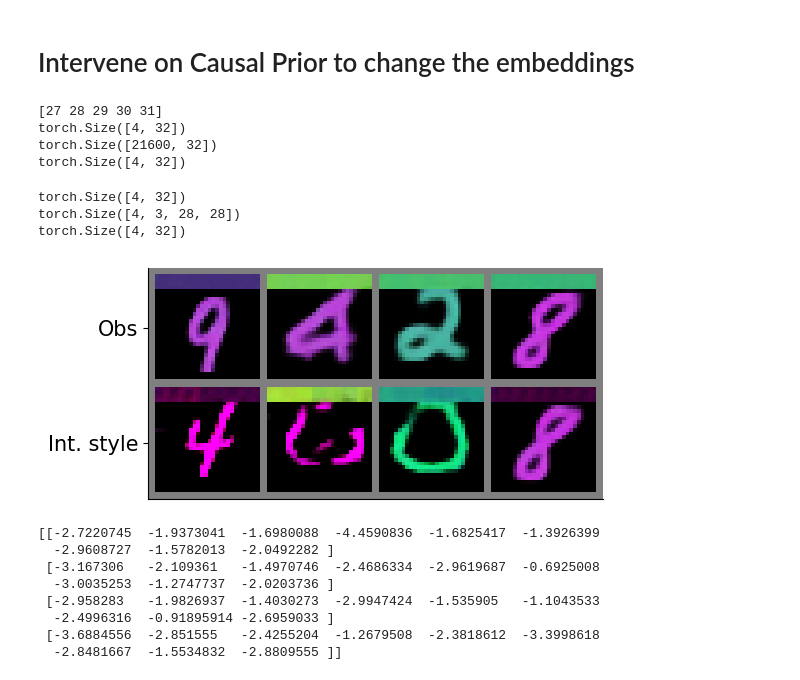
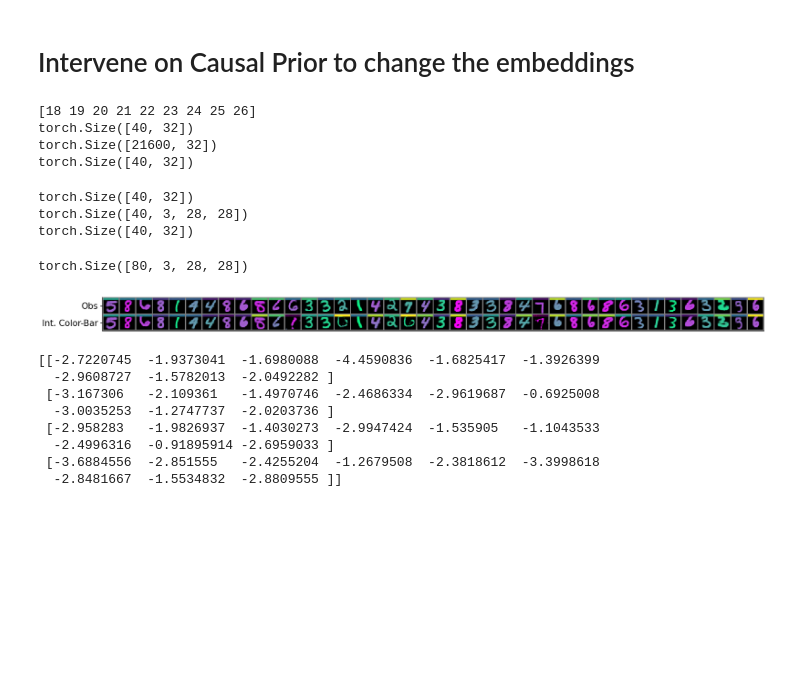
Before and after one commit to tree1111/CDRL, a Jupyter notebook: notebooks/Analyze NF on VAE reduction models.ipynb, the cells around one changed output. Drawn from its saved outputs; the diff is of its cells as text; code cells hidden in the pictures; blank space fills up the shorter version.

Commit message:
Runing workflows now
Signed-off-by: Adam Li <adam2392@gmail.com>

```diff
--- a/notebooks/Analyze NF on VAE reduction models.ipynb
+++ b/notebooks/Analyze NF on VAE reduction models.ipynb
@@ -36,7 +37,7 @@ from torchvision.transforms import ToTensor
 from gendis.causal.modelv3 import CausalFlowModel, CausalNormalizingFlow
 from gendis.datasets import MultiDistrDataModule
 # %%
-def show_imgs(imgs, title=None, row_size=4, ytick_labels=None):
+def show_imgs(imgs, title=None, row_size=4, figsize_scale=1.0, ytick_labels=None):
     # Form a grid of pictures (we use max. 8 columns)
     num_imgs = imgs.shape[0] if isinstance(imgs, torch.Tensor) else len(imgs)
     is_int = (
@@ -51,7 +52,9 @@ def show_imgs(imgs, title=None, row_size=4, ytick_labels=None):
     )
     np_imgs = imgs.cpu().numpy()
     # Plot the grid
-    fig, ax = plt.subplots(figsize=(1.5 * nrow * 2, 1.5 * ncol))
+    fig, ax = plt.subplots(
+        figsize=(figsize_scale * 1.5 * nrow * 2, figsize_scale * 1.5 * ncol)
+    )
     plt.imshow(np.transpose(np_imgs, (1, 2, 0)), interpolation="nearest")
     if title is not None:
         plt.title(title)
@@ -82,7 +85,7 @@ new_root = root / "causaldigibar_reduction_datv1/"
 # root = Path(root)
 # new_root = root / "causaldigibar_reduction_datv2/"
 
-batch_size = 16
+batch_size = 40 * 4
 num_workers = 1
 
 data_module = MultiDistrDataModule(
@@ -112,7 +146,7 @@ results_dir = (
     / f"64hidden-mlp-nf-onvae-reductionv1-cosinelr-batch256-{graph_type}-seed={seed}"
 )
 
-checkpoint_fname = results_dir / f"epoch={epoch}-step={step}.ckpt"
+checkpoint_fname = results_dir / f"v1-epoch={epoch}-step={step}.ckpt"
 model = CausalFlowModel.load_from_checkpoint(checkpoint_fname)
 # %%
 imgs = []
@@ -373,7 +412,7 @@ obs_imgs = sample_imgs[obs_idx, ...]
 obs_embeddings = model.model.inverse(obs_imgs)
 
 # intervene on the embedding in the relevant space
-v_idx = latent_embeddings["style"]
+v_idx = latent_embeddings["color-bar"]
 print(v_idx)
 print(obs_embeddings.shape)
 perturb_size = obs_embeddings[:, v_idx].shape
@@ -388,7 +427,7 @@ new_arr = obs_embeddings[:, v_idx]
 # obs_embeddings[:, v_idx] = new_arr * -1.0
 obs_embeddings[:, v_idx] += torch.Tensor(
     # np.random.randint(-1, 1, size=obs_embeddings[:, v_idx].shape) *
-    2.0
+    0.6
     * np.random.normal(1.0, 1.00, size=obs_embeddings[:, v_idx].shape)
     # 0.75
     # * np.random.normal(-0.75, 0.25, size=obs_embeddings[:, v_idx].shape)
@@ -400,10 +439,10 @@ intervened_imgs = model.model.forward(obs_embeddings)
 # fig, ax = show_imgs(
 # images, ytick_labels=["Obs", "Int. Color-Bar", "Int. Color-Bar", "Int. Width"]
 # %% [output]
-[27 28 29 30 31]
-torch.Size([4, 32])
+[18 19 20 21 22 23 24 25 26]
+torch.Size([40, 32])
 torch.Size([21600, 32])
-torch.Size([4, 32])
+torch.Size([40, 32])
 # %%
 print(intervened_imgs.shape)
 with torch.no_grad():
@@ -415,14 +454,34 @@ intervened_imgs = vae_model.scale_image(intervened_imgs)
 print(intervened_imgs.shape)
 print(obs_imgs.shape)
 # %% [output]
-torch.Size([4, 32])
-torch.Size([4, 3, 28, 28])
-torch.Size([4, 32])
+torch.Size([40, 32])
+torch.Size([40, 3, 28, 28])
+torch.Size([40, 32])
+# %%
+images = torch.vstack((observed_imgs, intervened_imgs))
+save_image(
+    observed_imgs,
+    "/Users/adam2392/Downloads/06-obs-batch16-v1-disentanglecolorbar.pdf",
+    nrow=4,
+)
+save_image(
+    intervened_imgs,
+    "/Users/adam2392/Downloads/06-int-batch16-v1-disentanglecolorbar.pdf",
+    nrow=4,
+)
+print(images.shape)
+# %% [output]
+torch.Size([80, 3, 28, 28])
 # %%
 images = torch.vstack((observed_imgs, intervened_imgs))
-fig, ax = show_imgs(images, row_size=4, ytick_labels=["Obs", "Int. style"])
+fig, ax = show_imgs(
+    images, row_size=40, ytick_labels=["Obs", "Int. Color-Bar"], figsize_scale=3.0
+)
+fig.savefig(
+    "/Users/adam2392/Downloads/batch16-v1-disentanglecolorbar.pdf", bbox_inches="tight"
+)
 # %% [output]
-[figure, old version]
+[figure, new version]
 # %%
 print(obs_embeddings[:, v_idx].detach().numpy())
 # %% [output]
```
Also changed, not shown: parts of 11 cells of this notebook, 5 other files.
